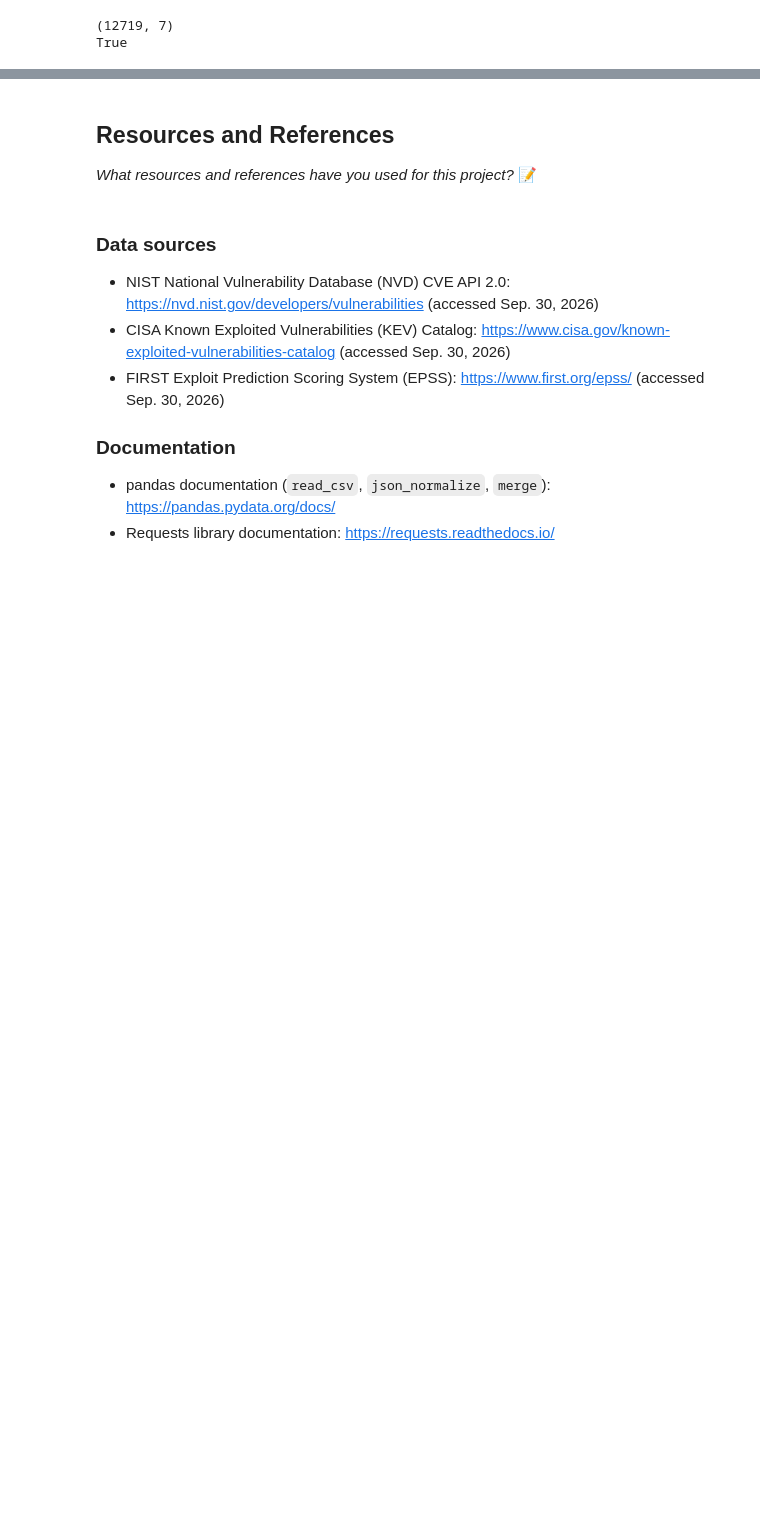
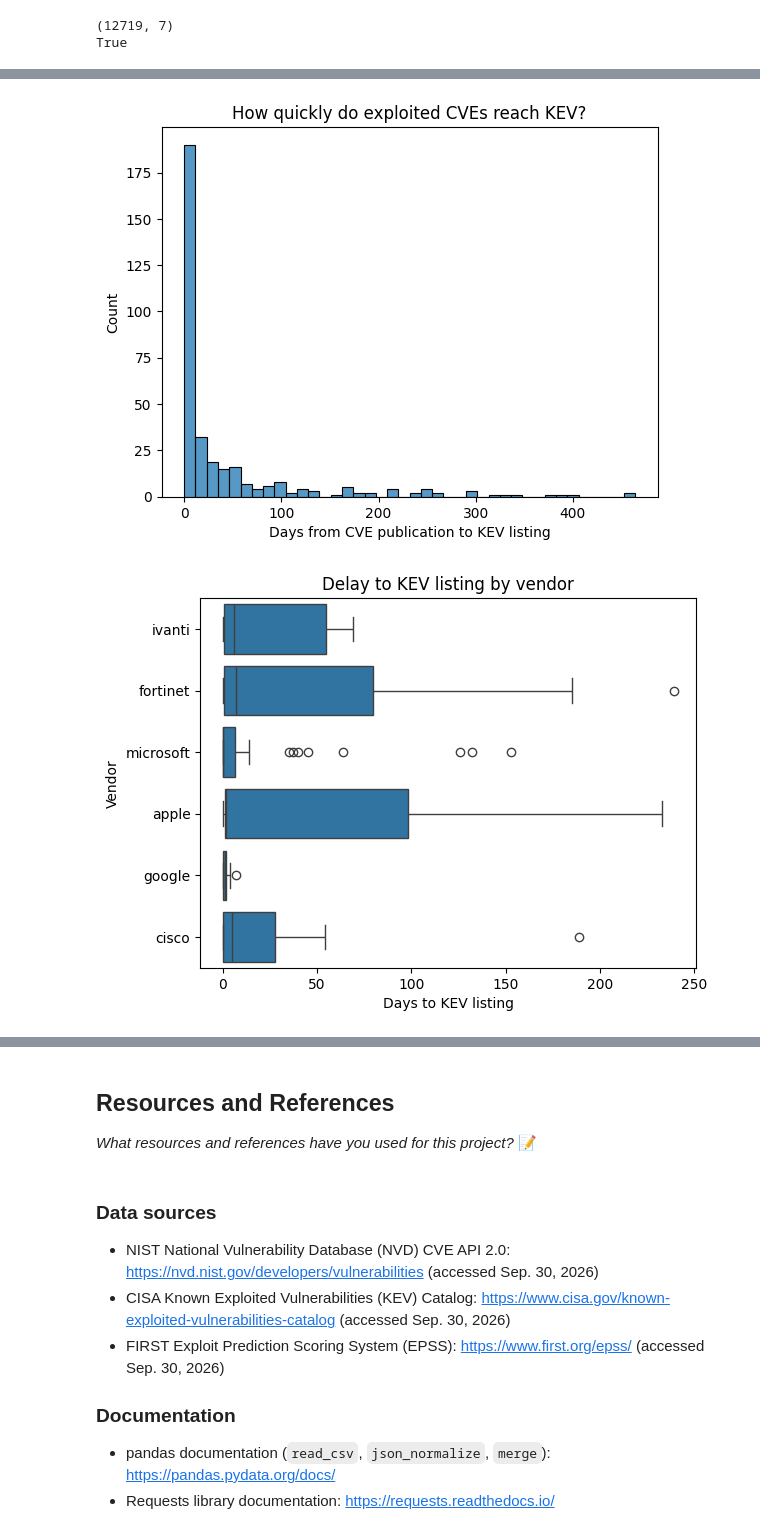
Before and after one commit to IT4063C-Fall2026/data-tech-analytics-final-project-simant21, a Jupyter notebook: source.ipynb, the cells around one changed output, grey strips where cells are left out. Saved outputs shown, nothing was run; the diff lists cells and outputs as text; code cells hidden in the pictures; blank space fills up the shorter version.

```diff
--- a/source.ipynb
+++ b/source.ipynb
@@ -221,0 +462,6 @@ Name: count, dtype: int64
+# %%
+clean["days_to_kev"] = (clean["dateAdded"] - clean["published"].dt.normalize()).dt.days
+
+print(clean["days_to_kev"].describe())
+print("Negative days_to_kev:", (clean["days_to_kev"] < 0).sum())
+print(clean.loc[clean["days_to_kev"] < 0, ["cve_id", "published", "dateAdded", "days_to_kev"]])
@@ -221,0 +488,21 @@ Name: count, dtype: int64
+# %%
+kev_df = clean[(clean["in_kev"] == 1) & (clean["days_to_kev"] >= 0)].copy()  # adjust if you chose to keep negatives
+
+# 5a: distribution of delay
+sns.histplot(kev_df["days_to_kev"], bins=40)
+plt.xlabel("Days from CVE publication to KEV listing")
+plt.title("How quickly do exploited CVEs reach KEV?")
+plt.show()
+
+# 5b: delay by vendor (vendors with at least 8 KEV CVEs)
+counts = kev_df["vendorProject"].value_counts()
+top_vendors = counts[counts >= 8].index
+sns.boxplot(data=kev_df[kev_df["vendorProject"].isin(top_vendors)],
+            y="vendorProject", x="days_to_kev")
+plt.xlabel("Days to KEV listing")
+plt.ylabel("Vendor")
+plt.title("Delay to KEV listing by vendor")
+plt.show()
+# %% [output]
+[figure, added]
+[figure, added]
```
Also changed, not shown: parts of 21 cells of this notebook, 12 other files.
